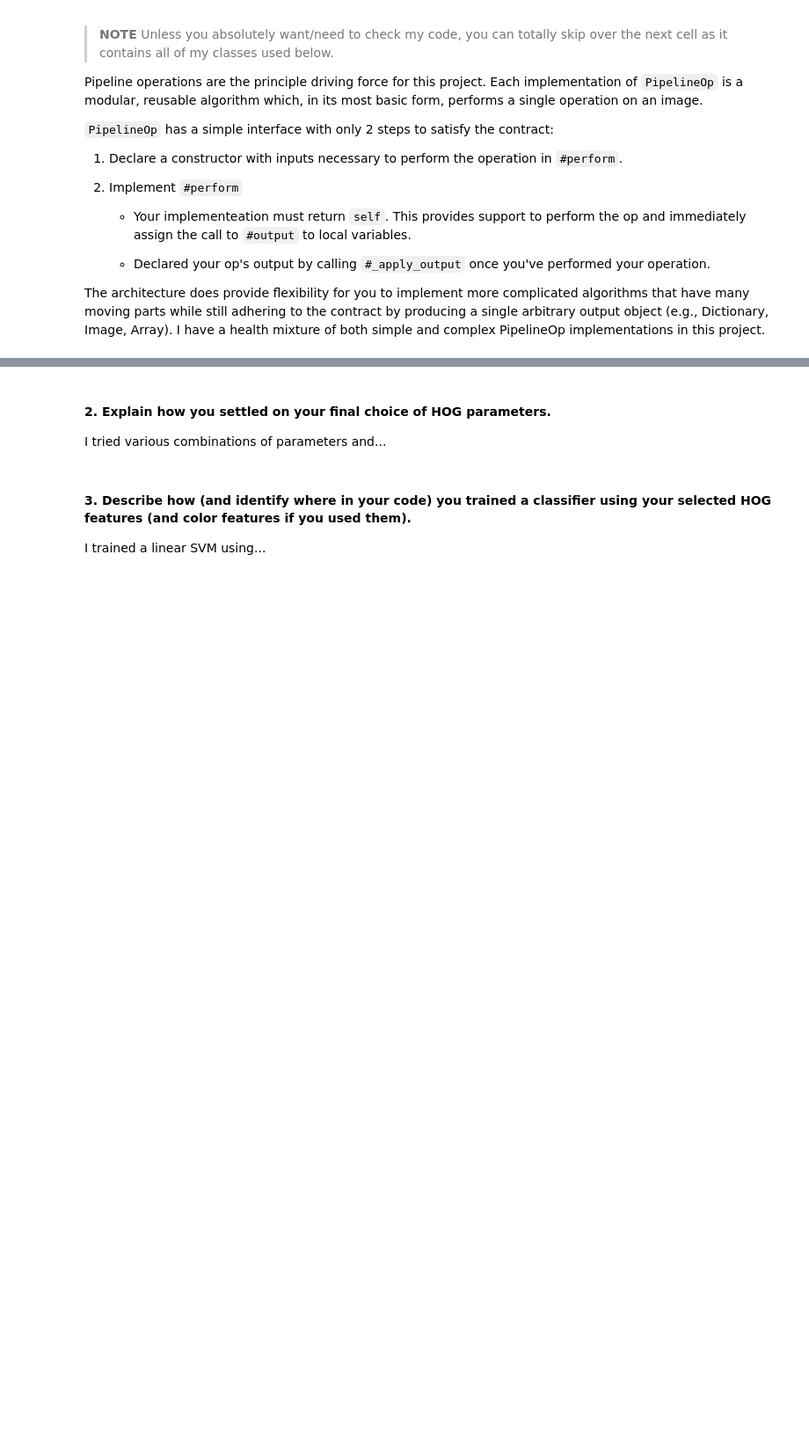
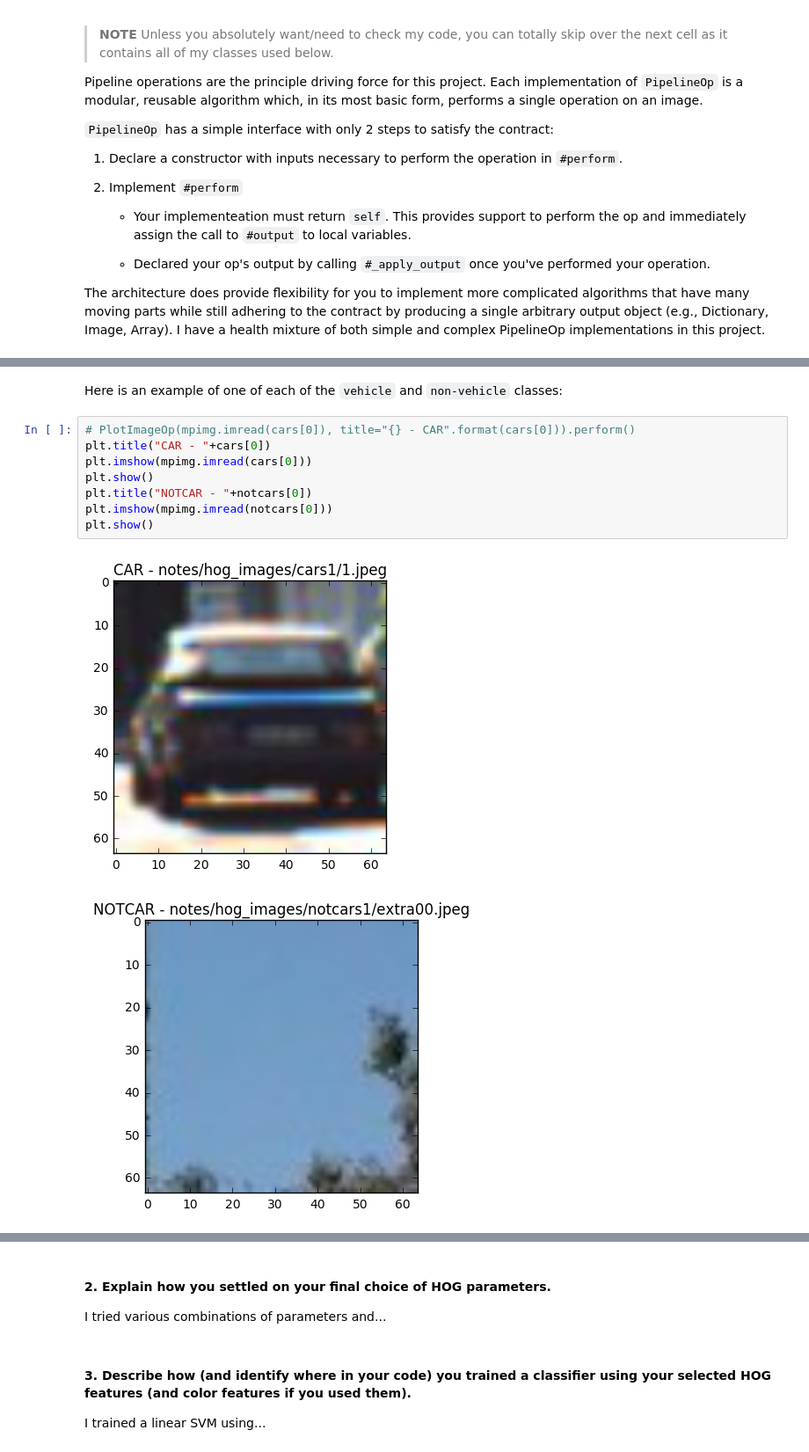
Before and after one commit to matthewzimmer/CarND-Vehicle-Detection-P5, a Jupyter notebook: final-project.ipynb, the cells around one changed output, grey strips where cells are left out. Shown: that part at 88% size. Cells and saved outputs as stored; diff of their text form; blank space fills up the shorter version.

```diff
--- a/final-project.ipynb
+++ b/final-project.ipynb
@@ -913 +1114,14 @@ calibration_op = CameraCalibrationOp(
+# %% [markdown]
+Here is an example of one of each of the `vehicle` and `non-vehicle` classes:
+# %%
+# PlotImageOp(mpimg.imread(cars[0]), title="{} - CAR".format(cars[0])).perform()
+plt.title("CAR - "+cars[0])
+plt.imshow(mpimg.imread(cars[0]))
+plt.show()
+plt.title("NOTCAR - "+notcars[0])
+plt.imshow(mpimg.imread(notcars[0]))
+plt.show()
+# %% [output]
+[figure, added]
+[figure, added]
 # %% [markdown]
```
Also changed, not shown: parts of 7 cells of this notebook.
